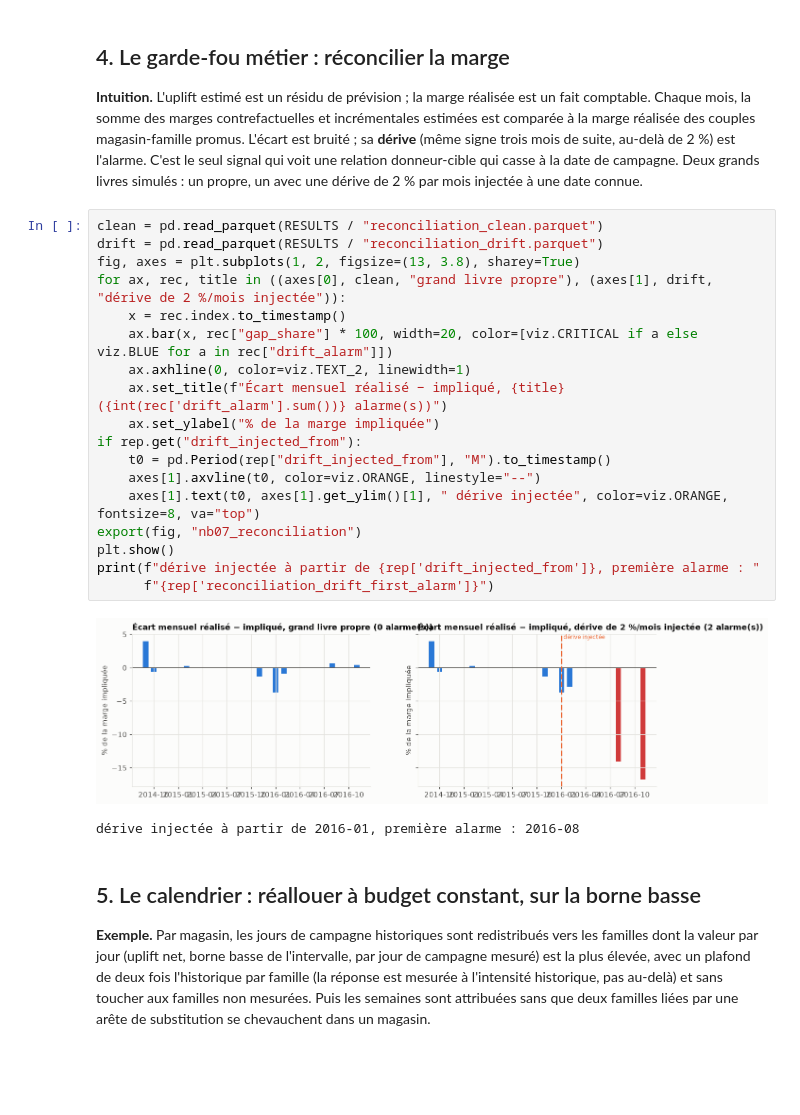
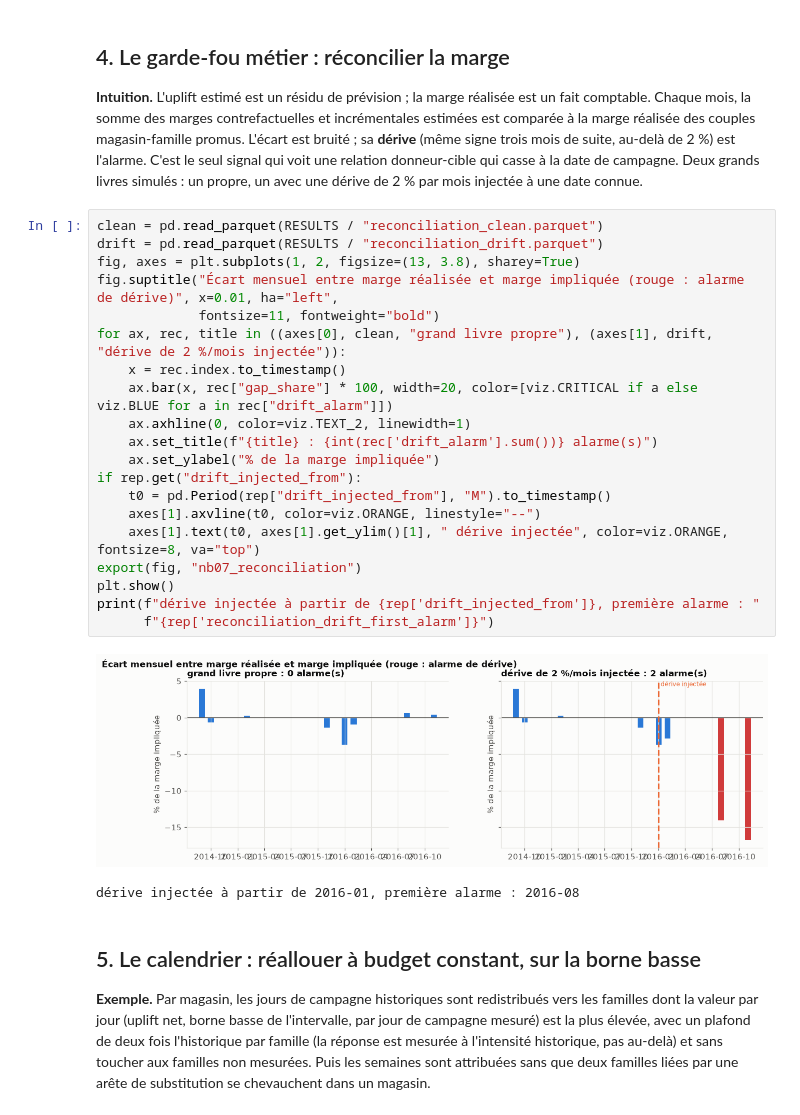
Before and after one commit to gwils28/novaretail-promo-incrementality, a Jupyter notebook: notebooks/07_monitoring_calendrier.ipynb, the cells around one changed output. Saved outputs shown, nothing was run; the diff lists cells and outputs as text; blank space fills up the shorter version.

Commit message:
docs(notebooks): shorter panel titles on the reconciliation figure

```diff
--- a/notebooks/07_monitoring_calendrier.ipynb
+++ b/notebooks/07_monitoring_calendrier.ipynb
@@ -115,23 +115,25 @@ Deux grands livres simulés : un propre, un avec une dérive de 2 % par mois inj
 # %%
 clean = pd.read_parquet(RESULTS / "reconciliation_clean.parquet")
 drift = pd.read_parquet(RESULTS / "reconciliation_drift.parquet")
 fig, axes = plt.subplots(1, 2, figsize=(13, 3.8), sharey=True)
+fig.suptitle("Écart mensuel entre marge réalisée et marge impliquée (rouge : alarme de dérive)", x=0.01, ha="left",
+             fontsize=11, fontweight="bold")
 for ax, rec, title in ((axes[0], clean, "grand livre propre"), (axes[1], drift, "dérive de 2 %/mois injectée")):
     x = rec.index.to_timestamp()
     ax.bar(x, rec["gap_share"] * 100, width=20, color=[viz.CRITICAL if a else viz.BLUE for a in rec["drift_alarm"]])
     ax.axhline(0, color=viz.TEXT_2, linewidth=1)
-    ax.set_title(f"Écart mensuel réalisé − impliqué, {title} ({int(rec['drift_alarm'].sum())} alarme(s))")
+    ax.set_title(f"{title} : {int(rec['drift_alarm'].sum())} alarme(s)")
     ax.set_ylabel("% de la marge impliquée")
 if rep.get("drift_injected_from"):
     t0 = pd.Period(rep["drift_injected_from"], "M").to_timestamp()
     axes[1].axvline(t0, color=viz.ORANGE, linestyle="--")
     axes[1].text(t0, axes[1].get_ylim()[1], " dérive injectée", color=viz.ORANGE, fontsize=8, va="top")
 export(fig, "nb07_reconciliation")
 plt.show()
 print(f"dérive injectée à partir de {rep['drift_injected_from']}, première alarme : "
       f"{rep['reconciliation_drift_first_alarm']}")
 # %% [output]
-[figure, old version]
+[figure, new version]
 dérive injectée à partir de 2016-01, première alarme : 2016-08
 # %% [markdown]
 ## 5. Le calendrier : réallouer à budget constant, sur la borne basse
```
Also changed, not shown: 2 other files.
